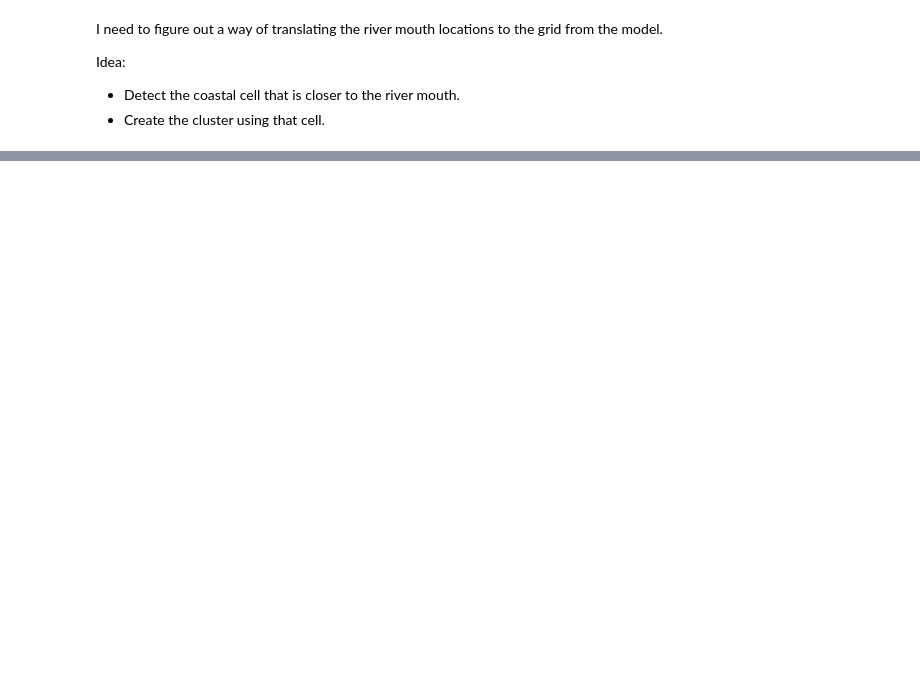
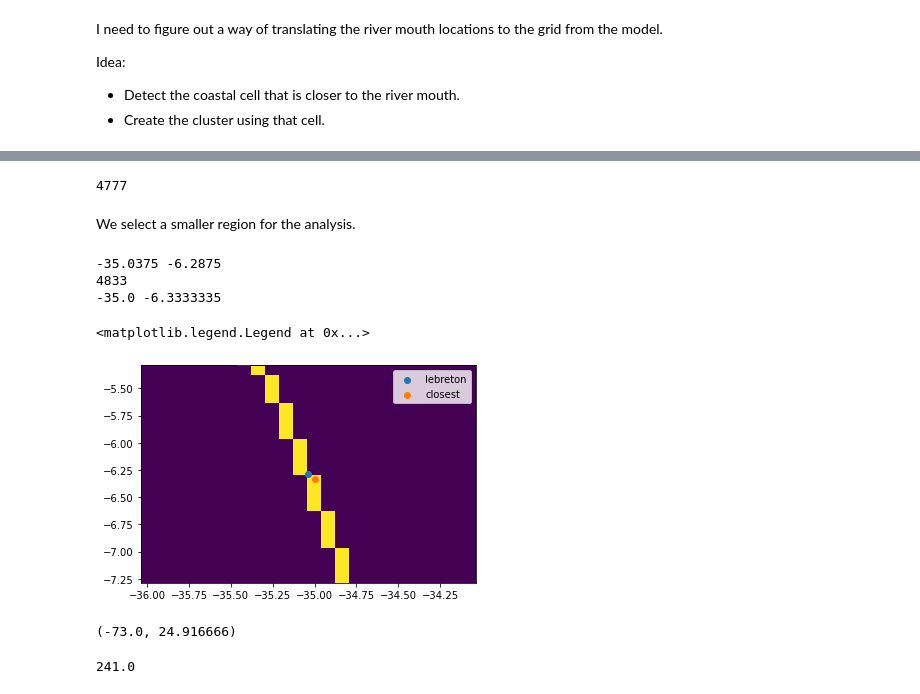
Before and after one commit to OceanParcels/BayesianAnalysis_SouthAtlantic, a Jupyter notebook: notebooks/Standard_method_release_particles_from_river_locations.ipynb, the cells around one changed output, grey strips where cells are left out. Drawn from its saved outputs; the diff is of its cells as text; code cells hidden in the pictures; blank space fills up the shorter version.

```diff
--- a/notebooks/Standard_method_release_particles_from_river_locations.ipynb
+++ b/notebooks/Standard_method_release_particles_from_river_locations.ipynb
@@ -38,0 +76,50 @@ Attributes:
+# %%
+def nearest_coastal_cell(latidute, longitude, coord_lat, coord_lon):
+    """
+    Function to find the index of the closest point to a certain lon/lat value.
+
+    latidute and longitude are the dimensinal 1D arrays of the grid, with the same length.
+    coord_lat and coord_lon are the coordinates of a point.
+    """
+
+    distance = np.sqrt((longitude-coord_lon)**2 + (latidute-coord_lat)**2)
+    index = distance.argmin()
+
+    return index
+# %%
+nearest_coastal_cell(lat_coast, lon_coast, -10, -30)
+# %% [output]
+4777
+# %% [markdown]
+We select a smaller region for the analysis.
+# %%
+South_Atlantic_region = (-70, 25, -50, -5)
+# %%
+SA_rivers = region_filters(river_sources, *South_Atlantic_region)
+# %%
+sorted_rivers = SA_rivers.sort_values('i_high', ascending=False)
+sorted_rivers = sorted_rivers.reset_index()
+# %%
+N = 300
+
+x_lon = sorted_rivers.iloc[N].X
+x_lat = sorted_rivers.iloc[N].Y
+
+print(x_lon, x_lat)
+n_index = nearest_coastal_cell(lat_coast, lon_coast, x_lat, x_lon)
+print(n_index)
+print(lon_coast[n_index], lat_coast[n_index])
+
+res = 1
+plt.pcolormesh(X,Y, coast,shading='auto')
+plt.scatter(x_lon, x_lat, label='lebreton')
+plt.scatter(lon_coast[n_index], lat_coast[n_index], label='closest')
+plt.xlim(x_lon-res, x_lon+res)
+plt.ylim(x_lat-res, x_lat+res)
+plt.legend()
+# %% [output]
+-35.0375 -6.2875
+4833
+-35.0 -6.3333335
+<matplotlib.legend.Legend at 0x...>
+[figure, added]
@@ -38,0 +138,4 @@ Attributes:
+# %%
+lons.min(), lons.max()
+# %% [output]
+(-73.0, 24.916666)
@@ -38,0 +145,4 @@ Attributes:
+# %%
+np.sum(hist)
+# %% [output]
+241.0
```
Also changed, not shown: parts of 11 cells of this notebook, 2 other files.
